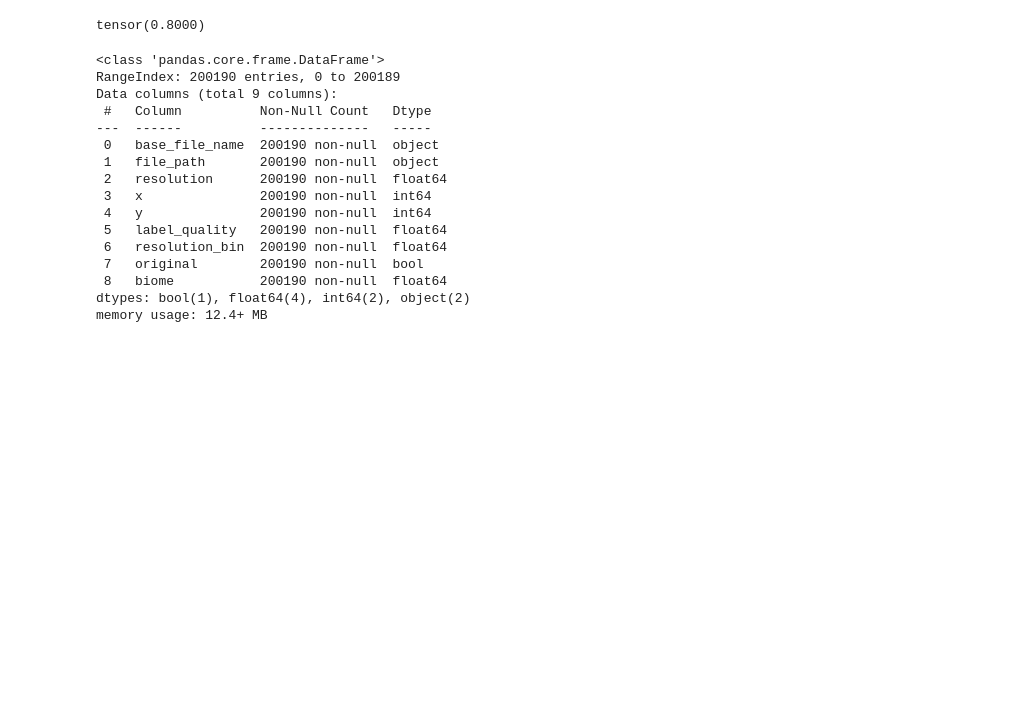
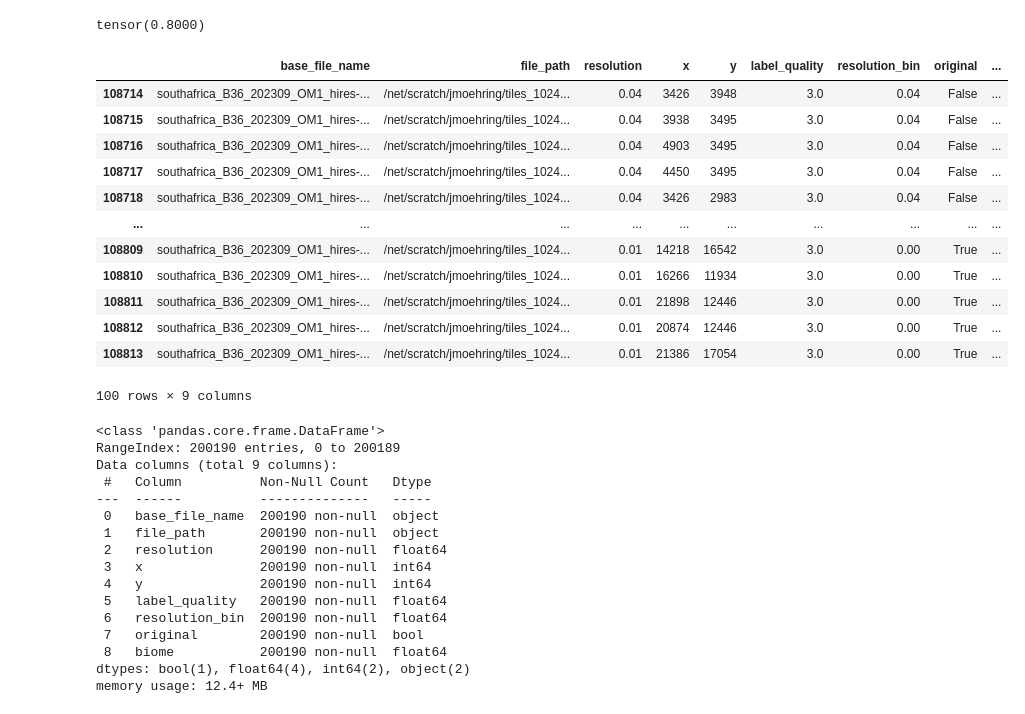
Before and after one commit to jmoeh/standing-deadwood, a Jupyter notebook: notebooks/100_experimentation.ipynb, the cells around one changed output. Cells and saved outputs as stored; diff of their text form; code cells hidden in the pictures; blank space fills up the shorter version.

```diff
--- a/notebooks/100_experimentation.ipynb
+++ b/notebooks/100_experimentation.ipynb
@@ -39,6 +78,22 @@ dice_coeff(input, target)
 tensor(0.8000)
 # %%
 df = pd.read_csv("/net/scratch/jmoehring/tiles_register_1024_biome.csv")
+# %%
+df.query("biome == 13").head(100)
+# %% [output]
+|  | base_file_name | file_path | resolution | x | y | label_quality | resolution_bin | original | ... |
+| 108714 | southafrica_B36_202309_OM1_hires-... | /net/scratch/jmoehring/tiles_1024... | 0.04 | 3426 | 3948 | 3.0 | 0.04 | False | ... |
+| 108715 | southafrica_B36_202309_OM1_hires-... | /net/scratch/jmoehring/tiles_1024... | 0.04 | 3938 | 3495 | 3.0 | 0.04 | False | ... |
+| 108716 | southafrica_B36_202309_OM1_hires-... | /net/scratch/jmoehring/tiles_1024... | 0.04 | 4903 | 3495 | 3.0 | 0.04 | False | ... |
+| 108717 | southafrica_B36_202309_OM1_hires-... | /net/scratch/jmoehring/tiles_1024... | 0.04 | 4450 | 3495 | 3.0 | 0.04 | False | ... |
+| 108718 | southafrica_B36_202309_OM1_hires-... | /net/scratch/jmoehring/tiles_1024... | 0.04 | 3426 | 2983 | 3.0 | 0.04 | False | ... |
+| ... | ... | ... | ... | ... | ... | ... | ... | ... | ... |
+| 108809 | southafrica_B36_202309_OM1_hires-... | /net/scratch/jmoehring/tiles_1024... | 0.01 | 14218 | 16542 | 3.0 | 0.00 | True | ... |
+| 108810 | southafrica_B36_202309_OM1_hires-... | /net/scratch/jmoehring/tiles_1024... | 0.01 | 16266 | 11934 | 3.0 | 0.00 | True | ... |
+| 108811 | southafrica_B36_202309_OM1_hires-... | /net/scratch/jmoehring/tiles_1024... | 0.01 | 21898 | 12446 | 3.0 | 0.00 | True | ... |
+| 108812 | southafrica_B36_202309_OM1_hires-... | /net/scratch/jmoehring/tiles_1024... | 0.01 | 20874 | 12446 | 3.0 | 0.00 | True | ... |
+| 108813 | southafrica_B36_202309_OM1_hires-... | /net/scratch/jmoehring/tiles_1024... | 0.01 | 21386 | 17054 | 3.0 | 0.00 | True | ... |
+100 rows × 9 columns
 # %%
 df.info()
 # %% [output]
```
Also changed, not shown: parts of 11 cells of this notebook, 16 other files.
